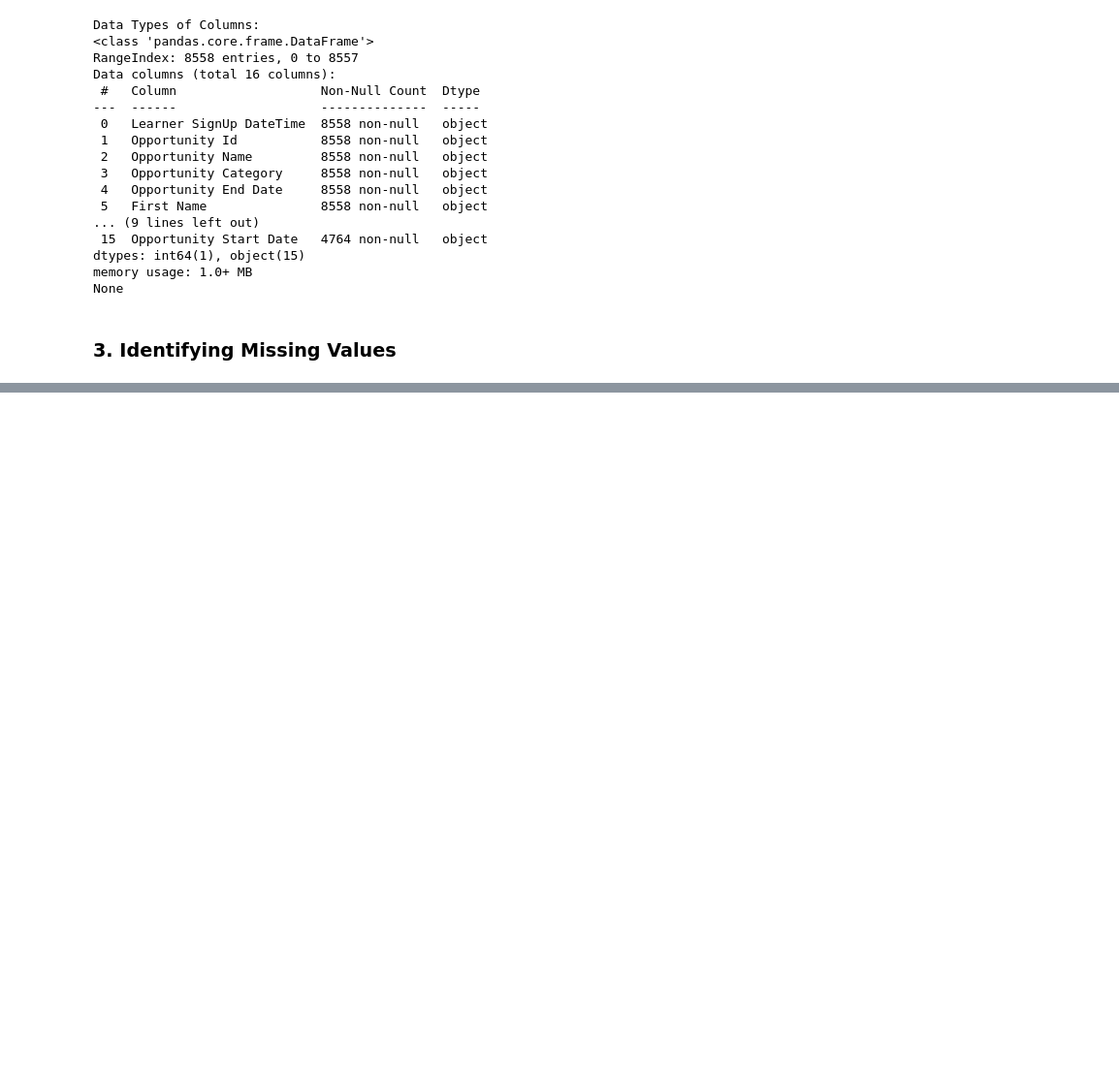
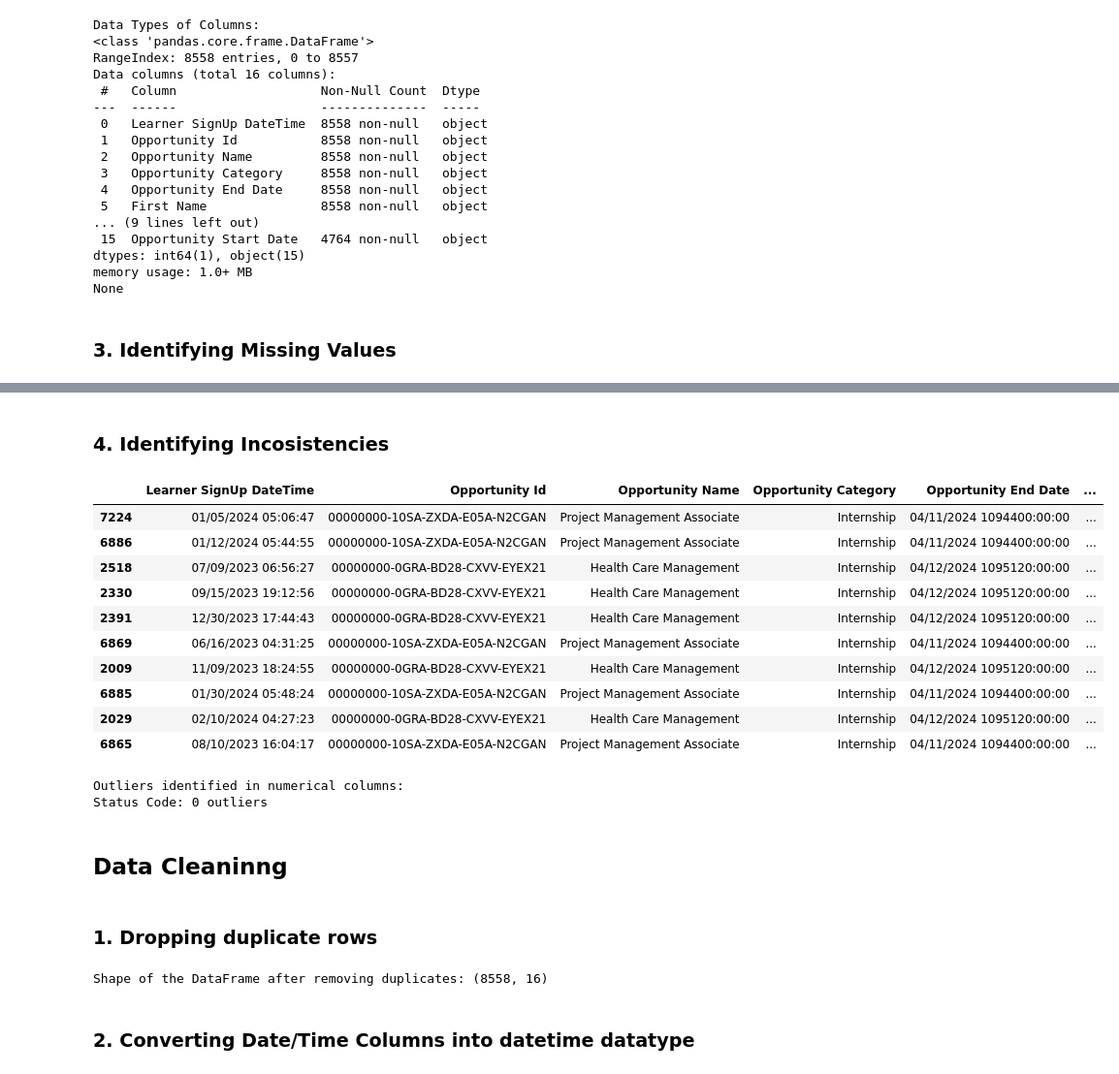
Before and after one commit to MoKhalifa254/excelerate_wk1, a Jupyter notebook: SLUOpportunityWiseData.ipynb, the cells around one changed output, grey strips where cells are left out. Shown at 97% size. Saved outputs shown, nothing was run; the diff lists cells and outputs as text; code cells hidden in the pictures; blank space fills up the shorter version.

```diff
--- a/SLUOpportunityWiseData.ipynb
+++ b/SLUOpportunityWiseData.ipynb
@@ -121,0 +96,73 @@ Name: count, dtype: int64
+# %% [markdown]
+### 4. Identifying Incosistencies
+# %%
+def non_date_rows(column_data):
+  """
+  Identifies rows where the column data cannot be converted to a valid datetime.
+
+  Parameters:
+  column_data (pd.Series): The column data to check.
+
+  Returns:
+  pd.DataFrame: A DataFrame containing rows with invalid datetime values.
+  """
+  invalid_date_rows = df[pd.to_datetime(column_data, errors='coerce').isna()]
+  return invalid_date_rows
+
+# Displaying a sample of 10 rows with invalid datetime values in the 'Opportunity End Date' column
+invalid_rows_sample = non_date_rows(df["Opportunity End Date"]).sample(10, random_state=42)
+invalid_rows_sample
+# %% [output]
+|  | Learner SignUp DateTime | Opportunity Id | Opportunity Name | Opportunity Category | Opportunity End Date | ... |
+| 7224 | 01/05/2024 05:06:47 | 00000000-10SA-ZXDA-E05A-N2CGAN | Project Management Associate | Internship | 04/11/2024 1094400:00:00 | ... |
+| 6886 | 01/12/2024 05:44:55 | 00000000-10SA-ZXDA-E05A-N2CGAN | Project Management Associate | Internship | 04/11/2024 1094400:00:00 | ... |
+| 2518 | 07/09/2023 06:56:27 | 00000000-0GRA-BD28-CXVV-EYEX21 | Health Care Management | Internship | 04/12/2024 1095120:00:00 | ... |
+| 2330 | 09/15/2023 19:12:56 | 00000000-0GRA-BD28-CXVV-EYEX21 | Health Care Management | Internship | 04/12/2024 1095120:00:00 | ... |
+| 2391 | 12/30/2023 17:44:43 | 00000000-0GRA-BD28-CXVV-EYEX21 | Health Care Management | Internship | 04/12/2024 1095120:00:00 | ... |
+| 6869 | 06/16/2023 04:31:25 | 00000000-10SA-ZXDA-E05A-N2CGAN | Project Management Associate | Internship | 04/11/2024 1094400:00:00 | ... |
+| 2009 | 11/09/2023 18:24:55 | 00000000-0GRA-BD28-CXVV-EYEX21 | Health Care Management | Internship | 04/12/2024 1095120:00:00 | ... |
+| 6885 | 01/30/2024 05:48:24 | 00000000-10SA-ZXDA-E05A-N2CGAN | Project Management Associate | Internship | 04/11/2024 1094400:00:00 | ... |
+| 2029 | 02/10/2024 04:27:23 | 00000000-0GRA-BD28-CXVV-EYEX21 | Health Care Management | Internship | 04/12/2024 1095120:00:00 | ... |
+| 6865 | 08/10/2023 16:04:17 | 00000000-10SA-ZXDA-E05A-N2CGAN | Project Management Associate | Internship | 04/11/2024 1094400:00:00 | ... |
+# %%
+# Identifying outliers using the IQR method
+def identify_outliers(df):
+    """
+    Identify outliers in numerical columns of the DataFrame using the IQR method.
+
+    Parameters:
+    df (pd.DataFrame): The input DataFrame.
+
+    Returns:
+    dict: A dictionary with column names as keys and indices of outliers as values.
+    """
+    outliers = {}
+    for column in df.select_dtypes(include=['int64', 'float64']).columns:
+        Q1 = df[column].quantile(0.25)
+        Q3 = df[column].quantile(0.75)
+        IQR = Q3 - Q1
+        lower_bound = Q1 - 1.5 * IQR
+        upper_bound = Q3 + 1.5 * IQR
+        outlier_indices = df[(df[column] < lower_bound) | (df[column] > upper_bound)].index
+        outliers[column] = outlier_indices.tolist()
+    return outliers
+
+# Identifying outliers in the raw dataset
+outliers = identify_outliers(df)
+print("\nOutliers identified in numerical columns:")
+for column, indices in outliers.items():
+    print(f"{column}: {len(indices)} outliers")
+# %% [output]
+Outliers identified in numerical columns:
+Status Code: 0 outliers
+# %% [markdown]
+## Data Cleaninng
+# %% [markdown]
+### 1. Dropping duplicate rows
+# %%
+df.drop_duplicates(inplace=True)
+print(f"\nShape of the DataFrame after removing duplicates: {df.shape}")
+# %% [output]
+Shape of the DataFrame after removing duplicates: (8558, 16)
+# %% [markdown]
+### 2. Converting Date/Time Columns into datetime datatype
```
Also changed, not shown: parts of 27 cells of this notebook, 2 other files.
